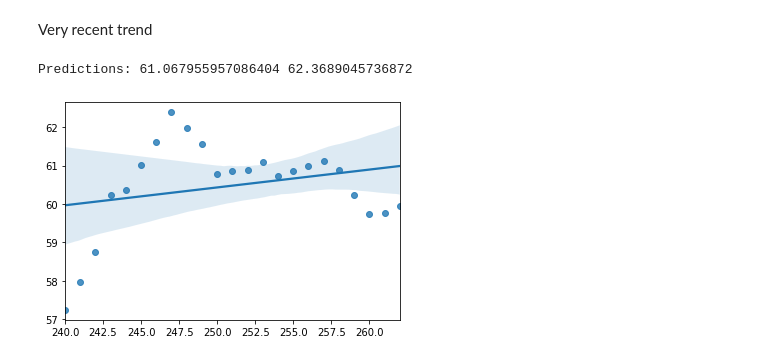
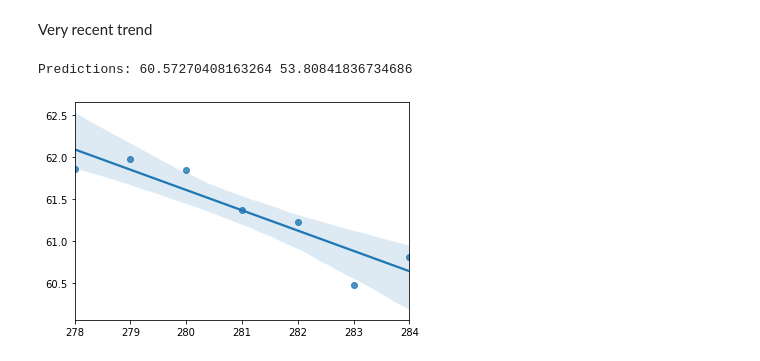
Before and after one commit to uvafan/forecasting, a Jupyter notebook: metaculus/road_to_recovery/linear_extrapolation.ipynb, the cells around one changed output. Cells and saved outputs as stored; diff of their text form; code cells hidden in the pictures.

```diff
--- a/metaculus/road_to_recovery/linear_extrapolation.ipynb
+++ b/metaculus/road_to_recovery/linear_extrapolation.ipynb
@@ -21,6 +21,12 @@ df = df.head(n=4)
 # %%
 def get_moving_avgs(row):
     data = df.loc[row,df.columns[6:]].astype(float).fillna(method='pad')
+    if row == 0:
+        data = np.concatenate((data, np.array([50.52, 50.32, 51.62, 53.26, 62.07, 64.22, 47.94, 48.25, 50.23, 49.65, 46.44])))
+    if row == 1:
+        data = np.concatenate((data, np.array([36.25, 37.58, 36.15, 36.49, 41.28, 37.78, 34.3, 36.39, 33.69, 36.95, 36.46])))
+    if row == 3:
+        data = np.concatenate((data, np.array([63.8, 61.37, 64.18, 61.66, 66.86, 63.98, 51.12, 60.42, 60.4, 58.89, 64.03])))
     return [sum(data[end_idx-7:end_idx])/7 for end_idx in range(7,len(data)+1)]
 
 def plot(data):
@@ -31,8 +37,7 @@ def reg_plot_after(data, cutoff):
 
 def fit_and_predict(data, cutoff):
     reg = LinearRegression().fit(np.arange(cutoff, len(data)).reshape(-1,1), data[cutoff:])
-    last_day_str = df.columns[-1]
-    last_day = date(year=int(last_day_str[-4:]), month=int(last_day_str[3:5]), day=int(last_day_str[:2]))
+    last_day = date.today()
     resolution_date_1 = date(year=2020,month=10,day=31)
     delta_1 = resolution_date_1 - last_day
     prediction_1 = reg.predict([[len(data)-1+delta_1.days]]) + (data[-1] - (reg.predict([[len(data)-1]])))
@@ -99,0 +114,4 @@ Predictions: 65.21869157340356 71.36216507570771
+# %%
+CUTOFF = 260
+reg_plot_after(moving_avgs, CUTOFF)
+fit_and_predict(moving_avgs, CUTOFF)
@@ -100,9 +121,9 @@ Predictions: 65.21869157340356 71.36216507570771
 # %% [markdown]
 Very recent trend
 # %%
-CUTOFF = 240
+CUTOFF = 278
 reg_plot_after(moving_avgs, CUTOFF)
 fit_and_predict(moving_avgs, CUTOFF)
 # %% [output]
-Predictions: 61.067955957086404 62.3689045736872
+Predictions: 60.57270408163264 53.80841836734686
-[figure, old version]
+[figure, new version]
```
Also changed, not shown: parts of 11 cells of this notebook, 2 other files.
